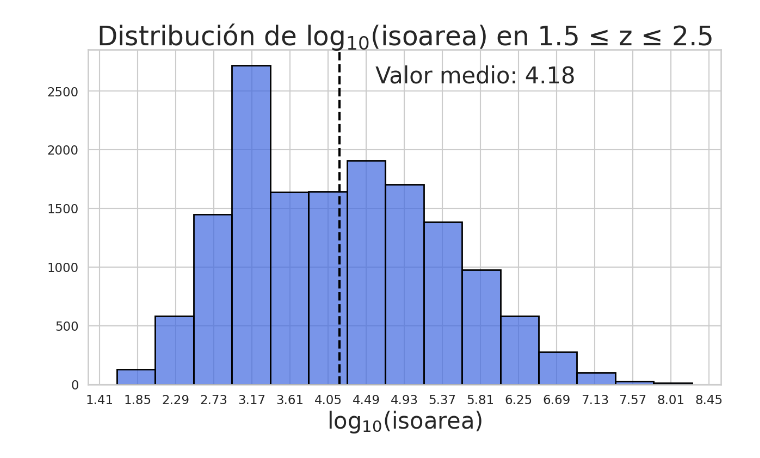
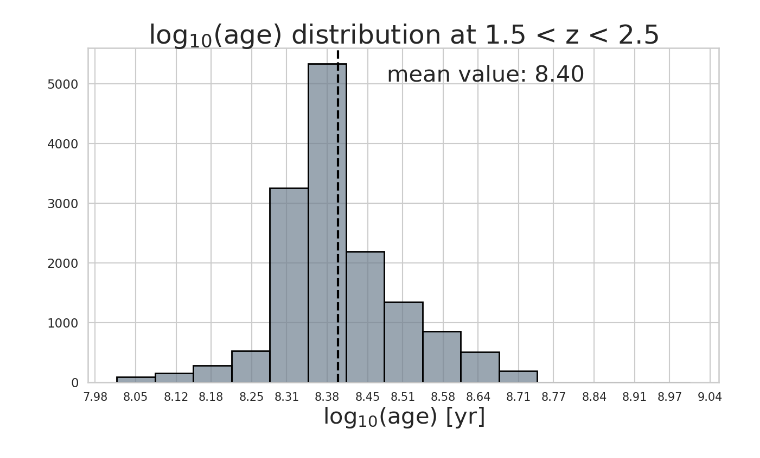
Before and after one commit to guivale-astro/galactic-structural-relationships, a Jupyter notebook: Structural Relationships Study/EGS_data_distribution.ipynb, the cells around one changed output. Drawn from its saved outputs; the diff is of its cells as text; code cells hidden in the pictures.

```diff
--- a/Structural Relationships Study/EGS_data_distribution.ipynb
+++ b/Structural Relationships Study/EGS_data_distribution.ipynb
@@ -9,13 +8,19 @@ import matplotlib
 # %%
-df_mass = pd.read_csv("EGS_stellar_mass_noon.csv")
+df_mass = pd.read_csv("catalogs/EGS_stellar_mass_noon.csv")
 df_mass = df_mass[df_mass > -90]
+#display(df_mass)
 
-df_phys = pd.read_csv("EGS_physical_properties_noon.csv")
+df_phys = pd.read_csv("catalogs/EGS_physical_properties_noon.csv")
 df_phys = df_phys[df_phys > -90]
+#display(df_phys)
 
-df_reds = pd.read_csv("EGS_redshift_noon.csv")
+df_reds = pd.read_csv("catalogs/EGS_redshift_noon.csv")
+#df_reds = df_reds.iloc[df_reds.iloc[:,[4,56]] > -90]
+#display(df_reds)
 
-df_mult = pd.read_csv("EGS_multiband_noon.csv")
+df_mult = pd.read_csv("catalogs/EGS_multiband_noon.csv")
+#df_mult = df_mult[df_mult > -90]
+#display(df_mult)
 # %%
 plt.figure(figsize = (15, 8))
 
@@ -177,35 +346,44 @@ matplotlib.rcdefaults()
 # %%
+
 plt.figure(figsize = (15, 8))
 
 #plt.grid()
 #bins = 20
 import matplotlib
 matplotlib.rcParams['axes.axisbelow'] = False
 
 sns.set_style("whitegrid")
 sns.set_context('talk')
 bins = 1 + np.log2(len(df_phys))
 bins = int(bins.round())
-sns.histplot(np.log(df_mult['ISOAREAF_IMAGE']), bins = bins, color = "royalblue", alpha = 0.7, edgecolor = 'black', linewidth = 2)
 
+matplotlib.rc('xtick', labelsize=15)
+
+sns.histplot(df_phys['age_14a'], bins = bins, color = 'slategray', alpha = 0.7, edgecolor = 'black', linewidth = 2)
 
 min_ylim, max_ylim = plt.ylim()
-x = np.log(df_mult['ISOAREAF_IMAGE'])
+x = df_phys['age_14a']
 plt.axvline(x.mean(), color='k', linestyle='dashed', linewidth=3)
-plt.text(x.mean()*1.1, max_ylim*0.9, 'Valor medio: {:.2f}'.format(x.mean()), fontsize = 30)
+plt.text(x.mean()*1.01, max_ylim*0.9, 'mean value: {:.2f}'.format(x.mean()), fontsize = 30)
 
-
-plt.xlabel('$\mathregular{log_{10}(isoarea)}$', fontsize = 30)
+plt.xlabel('$\mathregular{log_{10}(age)}$ $\mathregular{[yr]}$', fontsize = 30)
 plt.ylabel('Número de ocurrencias', fontsize = 30)
 plt.ylabel(' ', fontsize = 1)
 
-plt.xticks(np.round(np.arange(1.85 - (7.6-1)/15, 8.5, step= (7.6-1)/15), decimals=2))
-plt.title('Distribución de $\mathregular{log_{10}(isoarea)}$ en 1.5 ≤ z ≤ 2.5', fontsize = 35)
+min_val = df_phys['age_14a'].min()
+max_val = df_phys['age_14a'].max()
+val_width = max_val - min_val
+n_bins = 15
+bin_width = val_width/n_bins
+plt.xticks(np.around(np.arange(min_val-bin_width/2, max_val+bin_width/2, bin_width), decimals = 2))
+
+#plt.xticks(np.round(np.arange(-(1.17)/15, 2, step= (1.17)/15), decimals=2))
+plt.title('$\mathregular{log_{10}(age)}$ distribution at 1.5 < z < 2.5', fontsize = 35)
 
 #plt.figtext(0.5, 0.01, "Para el número de bins se ha empleado: $\mathregular{bins = 1+ceil(log_2(nº}$ $\mathregular{datos))}$ ", ha="center", fontsize=30)
 
 plt.plot()
 
 matplotlib.rcdefaults()
 # %% [output]
-[figure, old version]
+[figure, new version]
```
Also changed, not shown: parts of 12 cells of this notebook, 3 other files.
